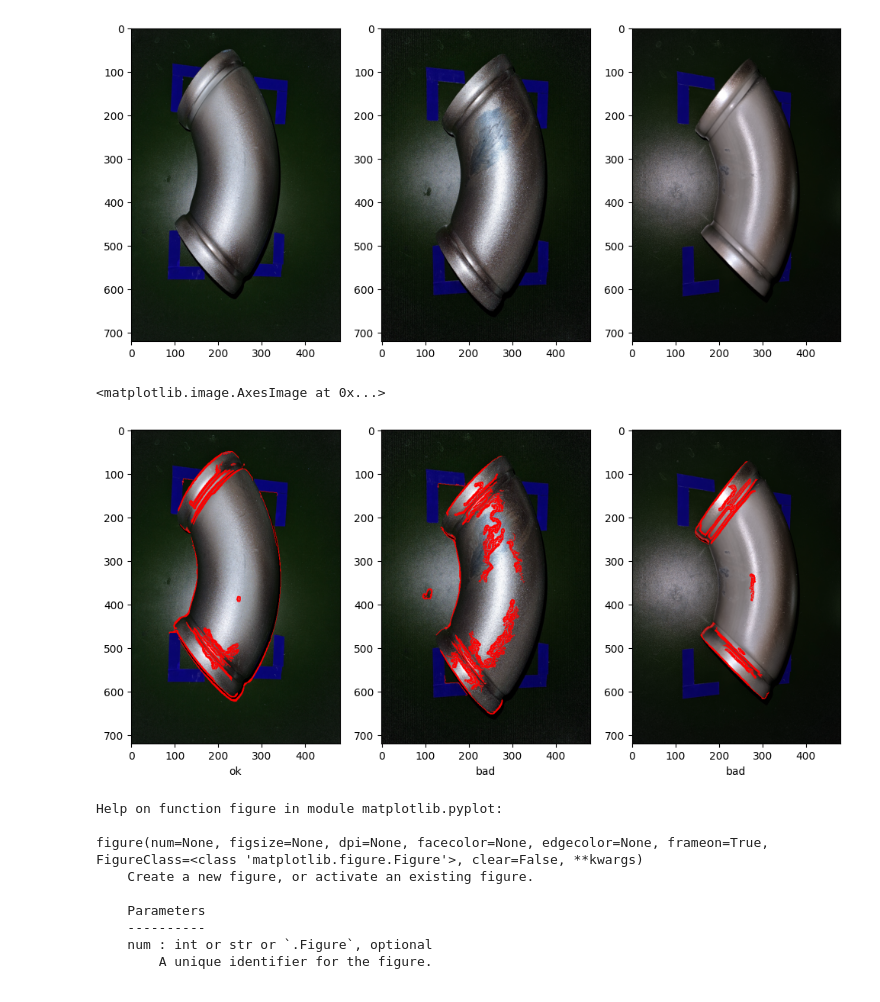
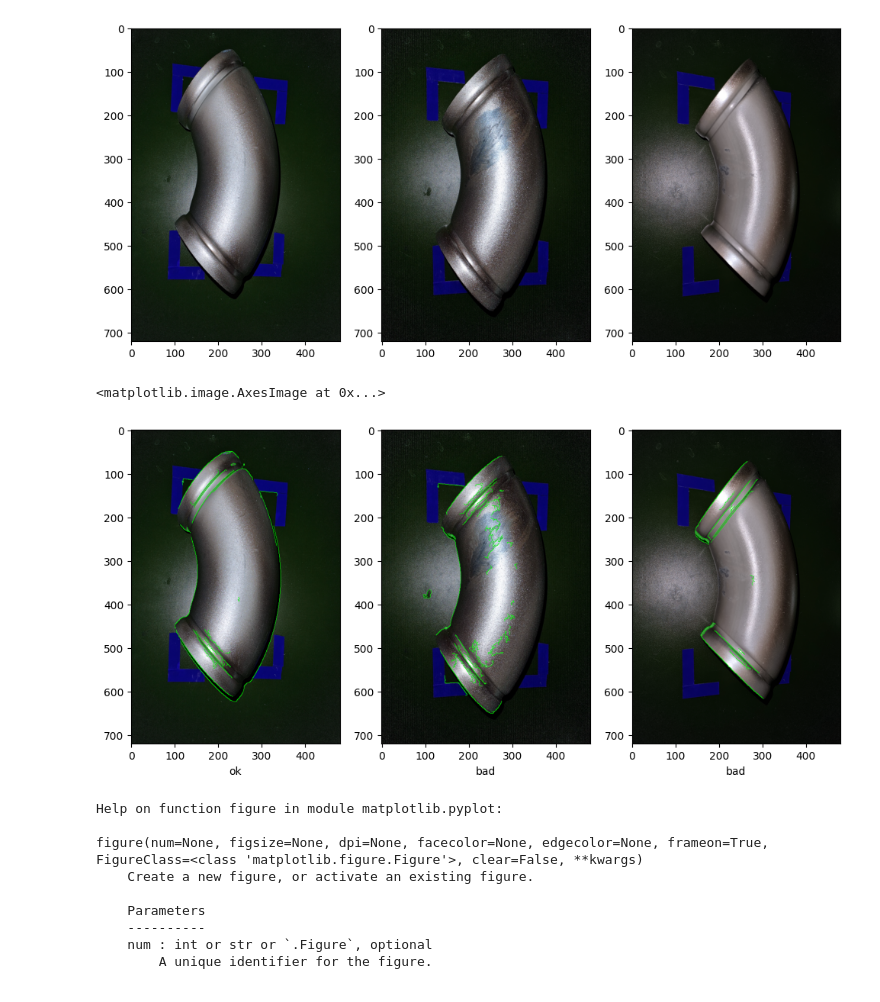
Before and after one commit to business-sixtick/kamp_ex, a Jupyter notebook: exercise/opencv_ex.ipynb, the cells around one changed output. Saved outputs shown, nothing was run; the diff lists cells and outputs as text; code cells hidden in the pictures.

```diff
--- a/exercise/opencv_ex.ipynb
+++ b/exercise/opencv_ex.ipynb
@@ -32,37 +32,37 @@ gray2 = cv.cvtColor(img_bad, cv.COLOR_BGR2GRAY)
 gray3 = cv.cvtColor(img_bad2, cv.COLOR_BGR2GRAY)
 
 # 블러링을 통해 노이즈 제거 (선택적)
 blurred = cv.GaussianBlur(gray, (5, 5), 0)
 blurred2 = cv.GaussianBlur(gray2, (5, 5), 0)
 blurred3 = cv.GaussianBlur(gray3, (5, 5), 0)
 
 # 엣지 검출 (Canny 알고리즘)
 edges = cv.Canny(blurred, 50, 150)
 edges2 = cv.Canny(blurred2, 50, 150)
 edges3 = cv.Canny(blurred3, 50, 150)
 
 # 윤곽선 검출
 contours, _ = cv.findContours(edges, cv.RETR_EXTERNAL, cv.CHAIN_APPROX_SIMPLE)
 
 # 원본 이미지에 윤곽선 그리기
-cv.drawContours(img_ok, contours, -1, (255), 1)  # 녹색 (0, 255, 0), 두께 2
+cv.drawContours(img_ok, contours, -1, (0,255,0), 1)  # 녹색 (0, 255, 0), 두께 2
 contours, _ = cv.findContours(edges2, cv.RETR_EXTERNAL, cv.CHAIN_APPROX_SIMPLE)
-cv.drawContours(img_bad, contours, -1, (255), 1)  # 녹색 (0, 255, 0), 두께 2
+cv.drawContours(img_bad, contours, -1, (0,255,0), 1)  # 녹색 (0, 255, 0), 두께 2
 contours, _ = cv.findContours(edges3, cv.RETR_EXTERNAL, cv.CHAIN_APPROX_SIMPLE)
-cv.drawContours(img_bad2, contours, -1, (255), 1)  # 녹색 (0, 255, 0), 두께 2
+cv.drawContours(img_bad2, contours, -1, (0,255,0), 1)  # 녹색 (0, 255, 0), 두께 2
 # 이미지 표시
 fig, axs = plt.subplots(1, 3)
 fig.set_figheight(6)
 fig.set_figwidth(12)
 axs[0].set_xlabel('ok')
 axs[1].set_xlabel('bad')
 axs[2].set_xlabel('bad')
 axs[0].imshow(img_ok)
 axs[1].imshow(img_bad)
 axs[2].imshow(img_bad2)
 # %% [output]
 <matplotlib.image.AxesImage at 0x...>
-[figure, old version]
+[figure, new version]
 # %%
 help(plt.figure)
 # %% [output]
```
Also changed, not shown: 3 other files.
